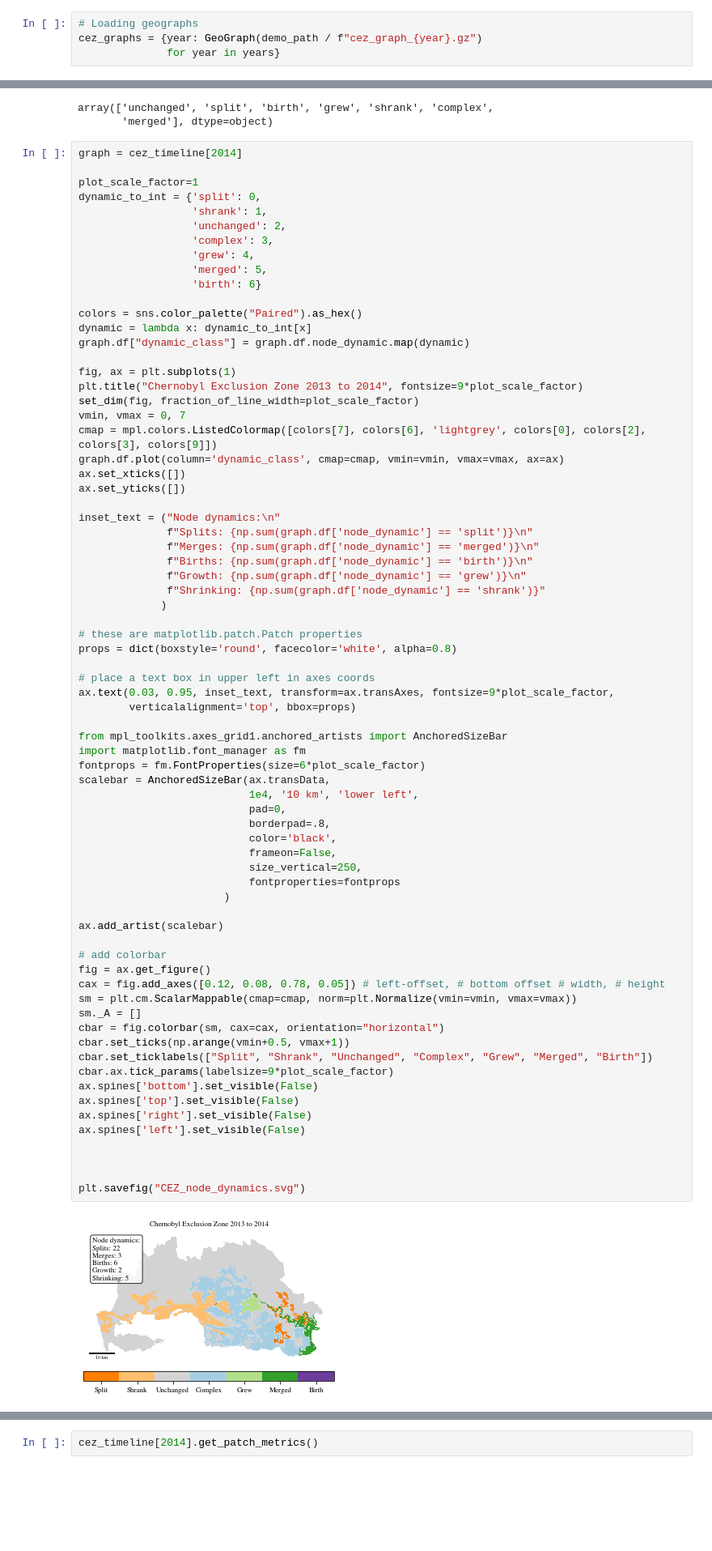
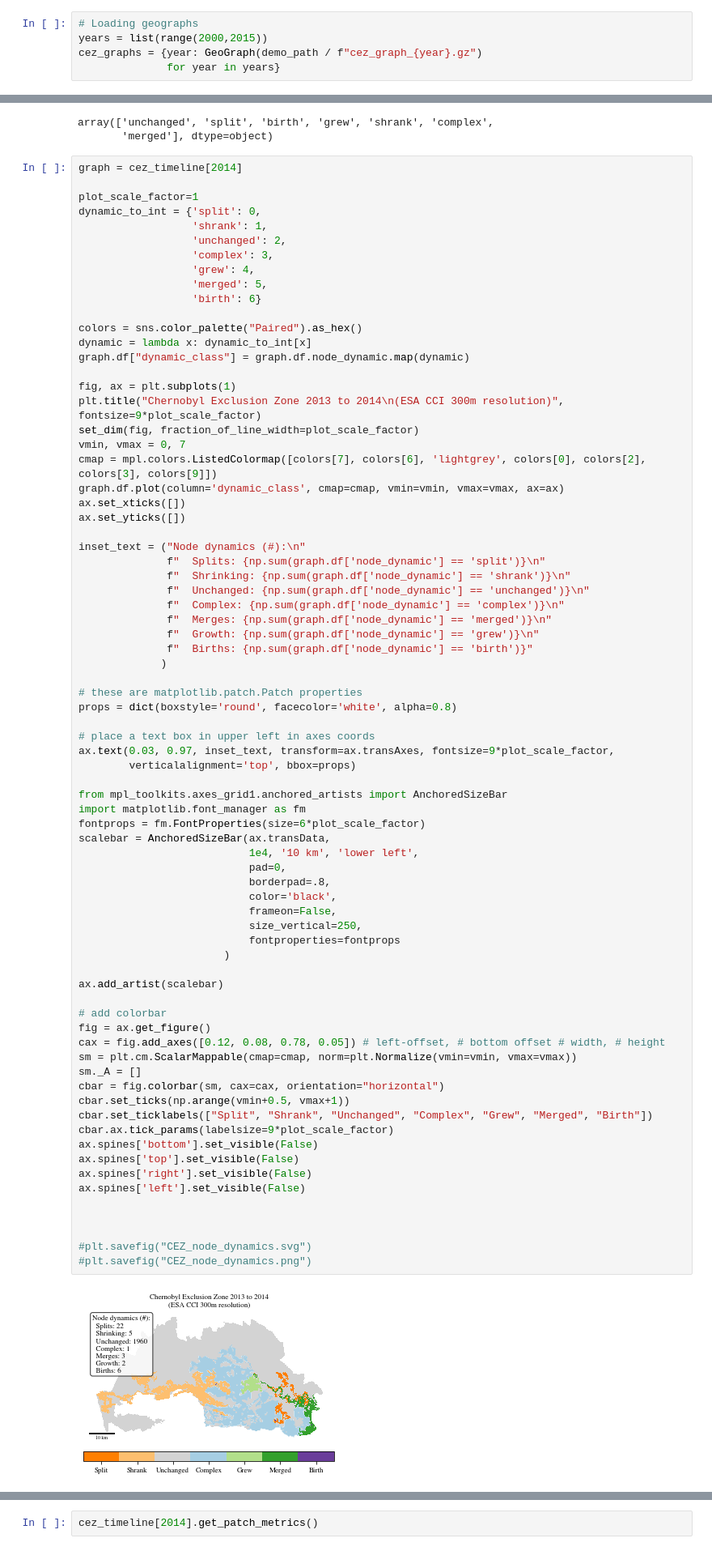
Before and after one commit to ai4er-cdt/geograph, a Jupyter notebook: notebooks/exploratory/4-demo-nodediff.ipynb, the cells around one changed output, grey strips where cells are left out. Shown at 81% size. Cells and saved outputs as stored; diff of their text form; blank space fills up the shorter version.

```diff
--- a/notebooks/exploratory/4-demo-nodediff.ipynb
+++ b/notebooks/exploratory/4-demo-nodediff.ipynb
@@ -79,6 +65,7 @@ Graph successfully loaded with 3836 nodes and 10520 edges.
 demo_path = GWS_DATA_DIR / "geograph_timeline_demo"
 # %%
 # Loading geographs
+years = list(range(2000,2015))
 cez_graphs = {year: GeoGraph(demo_path / f"cez_graph_{year}.gz")
               for year in years}
 # %% [output]
@@ -162,7 +151,7 @@ dynamic = lambda x: dynamic_to_int[x]
 graph.df["dynamic_class"] = graph.df.node_dynamic.map(dynamic)
 
 fig, ax = plt.subplots(1)
-plt.title("Chernobyl Exclusion Zone 2013 to 2014", fontsize=9*plot_scale_factor)
+plt.title("Chernobyl Exclusion Zone 2013 to 2014\n(ESA CCI 300m resolution)", fontsize=9*plot_scale_factor)
 set_dim(fig, fraction_of_line_width=plot_scale_factor)
 vmin, vmax = 0, 7
 cmap = mpl.colors.ListedColormap([colors[7], colors[6], 'lightgrey', colors[0], colors[2], colors[3], colors[9]])
@@ -170,19 +159,21 @@ graph.df.plot(column='dynamic_class', cmap=cmap, vmin=vmin, vmax=vmax, ax=ax)
 ax.set_xticks([])
 ax.set_yticks([])
 
-inset_text = ("Node dynamics:\n"
-              f"Splits: {np.sum(graph.df['node_dynamic'] == 'split')}\n"
-              f"Merges: {np.sum(graph.df['node_dynamic'] == 'merged')}\n"
-              f"Births: {np.sum(graph.df['node_dynamic'] == 'birth')}\n"
-              f"Growth: {np.sum(graph.df['node_dynamic'] == 'grew')}\n"
-              f"Shrinking: {np.sum(graph.df['node_dynamic'] == 'shrank')}"
+inset_text = ("Node dynamics (#):\n"
+              f"  Splits: {np.sum(graph.df['node_dynamic'] == 'split')}\n"
+              f"  Shrinking: {np.sum(graph.df['node_dynamic'] == 'shrank')}\n"
+              f"  Unchanged: {np.sum(graph.df['node_dynamic'] == 'unchanged')}\n"
+              f"  Complex: {np.sum(graph.df['node_dynamic'] == 'complex')}\n"
+              f"  Merges: {np.sum(graph.df['node_dynamic'] == 'merged')}\n"
+              f"  Growth: {np.sum(graph.df['node_dynamic'] == 'grew')}\n"
+              f"  Births: {np.sum(graph.df['node_dynamic'] == 'birth')}"
              )
 
 # these are matplotlib.patch.Patch properties
 props = dict(boxstyle='round', facecolor='white', alpha=0.8)
 
 # place a text box in upper left in axes coords
-ax.text(0.03, 0.95, inset_text, transform=ax.transAxes, fontsize=9*plot_scale_factor,
+ax.text(0.03, 0.97, inset_text, transform=ax.transAxes, fontsize=9*plot_scale_factor,
         verticalalignment='top', bbox=props)
 
 from mpl_toolkits.axes_grid1.anchored_artists import AnchoredSizeBar
@@ -190,35 +181,36 @@ import matplotlib.font_manager as fm
 fontprops = fm.FontProperties(size=6*plot_scale_factor)
 scalebar = AnchoredSizeBar(ax.transData,
                            1e4, '10 km', 'lower left',
                            pad=0,
                            borderpad=.8,
                            color='black',
                            frameon=False,
                            size_vertical=250,
                            fontproperties=fontprops
                        )
 
 ax.add_artist(scalebar)
 
 # add colorbar
 fig = ax.get_figure()
 cax = fig.add_axes([0.12, 0.08, 0.78, 0.05]) # left-offset, # bottom offset # width, # height
 sm = plt.cm.ScalarMappable(cmap=cmap, norm=plt.Normalize(vmin=vmin, vmax=vmax))
 sm._A = []
 cbar = fig.colorbar(sm, cax=cax, orientation="horizontal")
 cbar.set_ticks(np.arange(vmin+0.5, vmax+1))
 cbar.set_ticklabels(["Split", "Shrank", "Unchanged", "Complex", "Grew", "Merged", "Birth"])
 cbar.ax.tick_params(labelsize=9*plot_scale_factor)
 ax.spines['bottom'].set_visible(False)
 ax.spines['top'].set_visible(False)
 ax.spines['right'].set_visible(False)
 ax.spines['left'].set_visible(False)
 
 
 
-plt.savefig("CEZ_node_dynamics.svg")
+#plt.savefig("CEZ_node_dynamics.svg")
+#plt.savefig("CEZ_node_dynamics.png")
 # %% [output]
-[figure, old version]
+[figure, new version]
 # %%
 plot_scale_factor=1
 fig, ax = plt.subplots(1)
```
Also changed, not shown: parts of 9 cells of this notebook, 1 other file.
